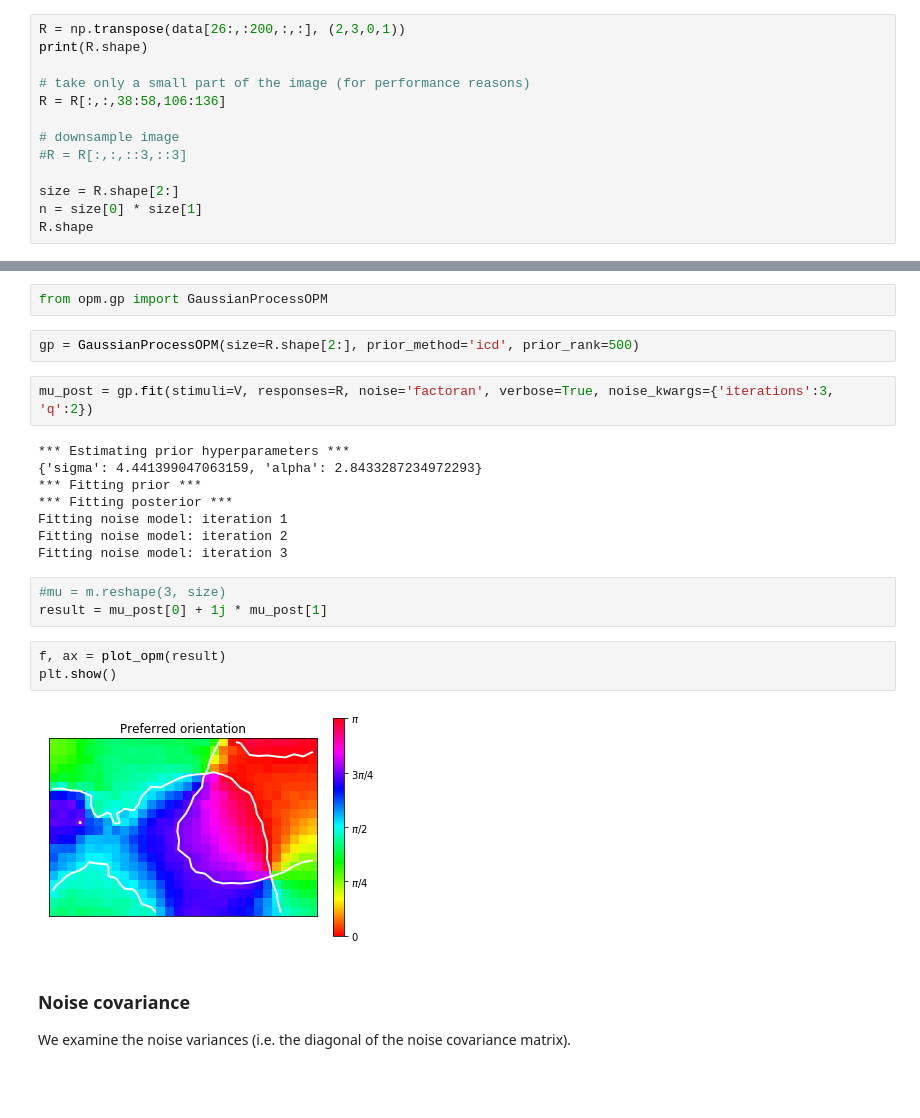
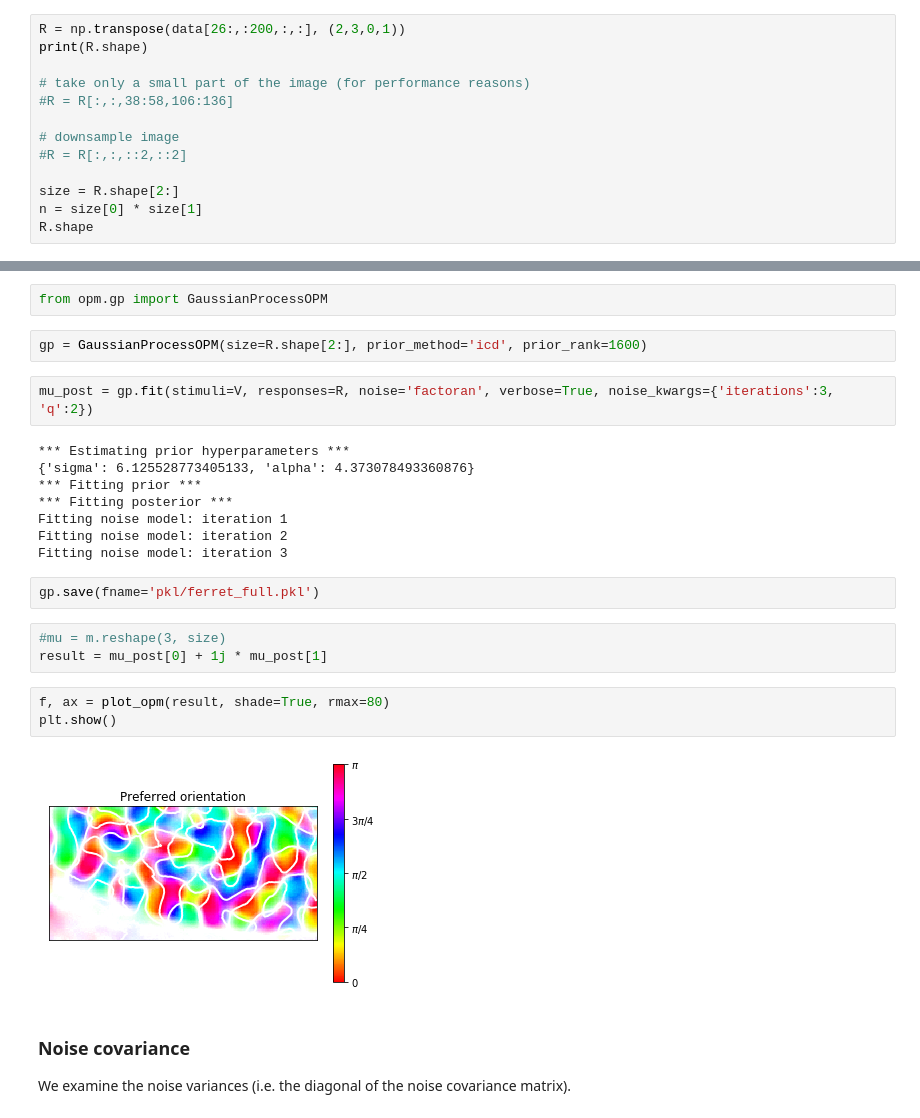
Before and after one commit to mackelab/gp-maps-python, a Jupyter notebook: FerretData.ipynb, the cells around one changed output, grey strips where cells are left out. Drawn from its saved outputs; the diff is of its cells as text; blank space fills up the shorter version.

```diff
--- a/FerretData.ipynb
+++ b/FerretData.ipynb
@@ -19,10 +19,10 @@ R = np.transpose(data[26:,:200,:,:], (2,3,0,1))
 print(R.shape)
 
 # take only a small part of the image (for performance reasons)
-R = R[:,:,38:58,106:136]
+#R = R[:,:,38:58,106:136]
 
 # downsample image
-#R = R[:,:,::3,::3]
+#R = R[:,:,::2,::2]
 
 size = R.shape[2:]
 n = size[0] * size[1]
@@ -65,25 +65,27 @@ Compute a smooth OPM using the GP method (see BayesianOPM.ipynb)
 # %%
 from opm.gp import GaussianProcessOPM
 # %%
-gp = GaussianProcessOPM(size=R.shape[2:], prior_method='icd', prior_rank=500)
+gp = GaussianProcessOPM(size=R.shape[2:], prior_method='icd', prior_rank=1600)
 # %%
 mu_post = gp.fit(stimuli=V, responses=R, noise='factoran', verbose=True, noise_kwargs={'iterations':3, 'q':2})
 # %% [output]
 *** Estimating prior hyperparameters ***
-{'sigma': 4.441399047063159, 'alpha': 2.8433287234972293}
+{'sigma': 6.125528773405133, 'alpha': 4.373078493360876}
 *** Fitting prior ***
 *** Fitting posterior ***
 Fitting noise model: iteration 1
 Fitting noise model: iteration 2
 Fitting noise model: iteration 3
+# %%
+gp.save(fname='pkl/ferret_full.pkl')
 # %%
 #mu = m.reshape(3, size)
 result = mu_post[0] + 1j * mu_post[1]
 # %%
-f, ax = plot_opm(result)
+f, ax = plot_opm(result, shade=True, rmax=80)
 plt.show()
 # %% [output]
-[figure, old version]
+[figure, new version]
 # %% [markdown]
 ### Noise covariance
 We examine the noise variances (i.e. the diagonal of the noise covariance matrix).
```
Also changed, not shown: parts of 5 cells of this notebook, 4 other files.
